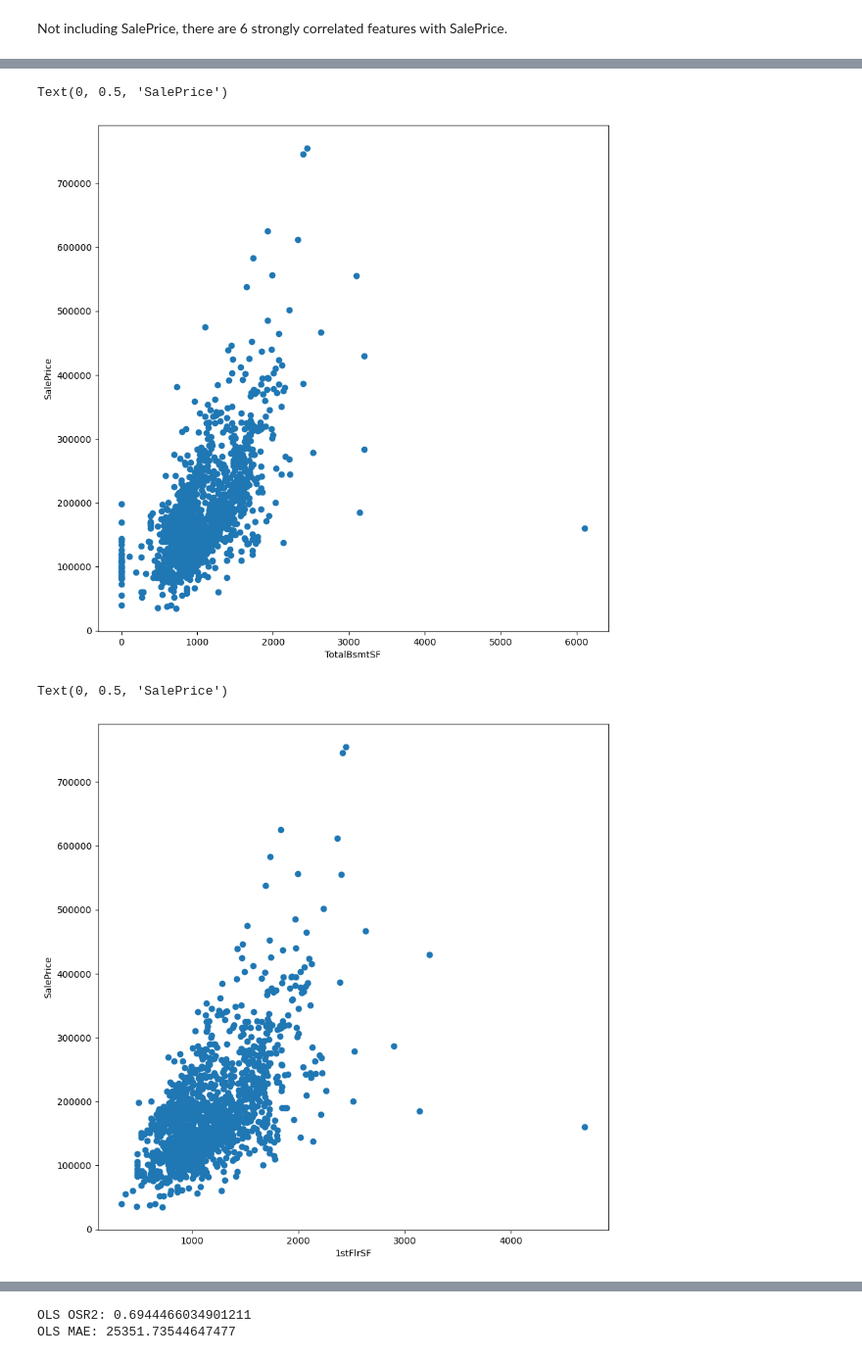
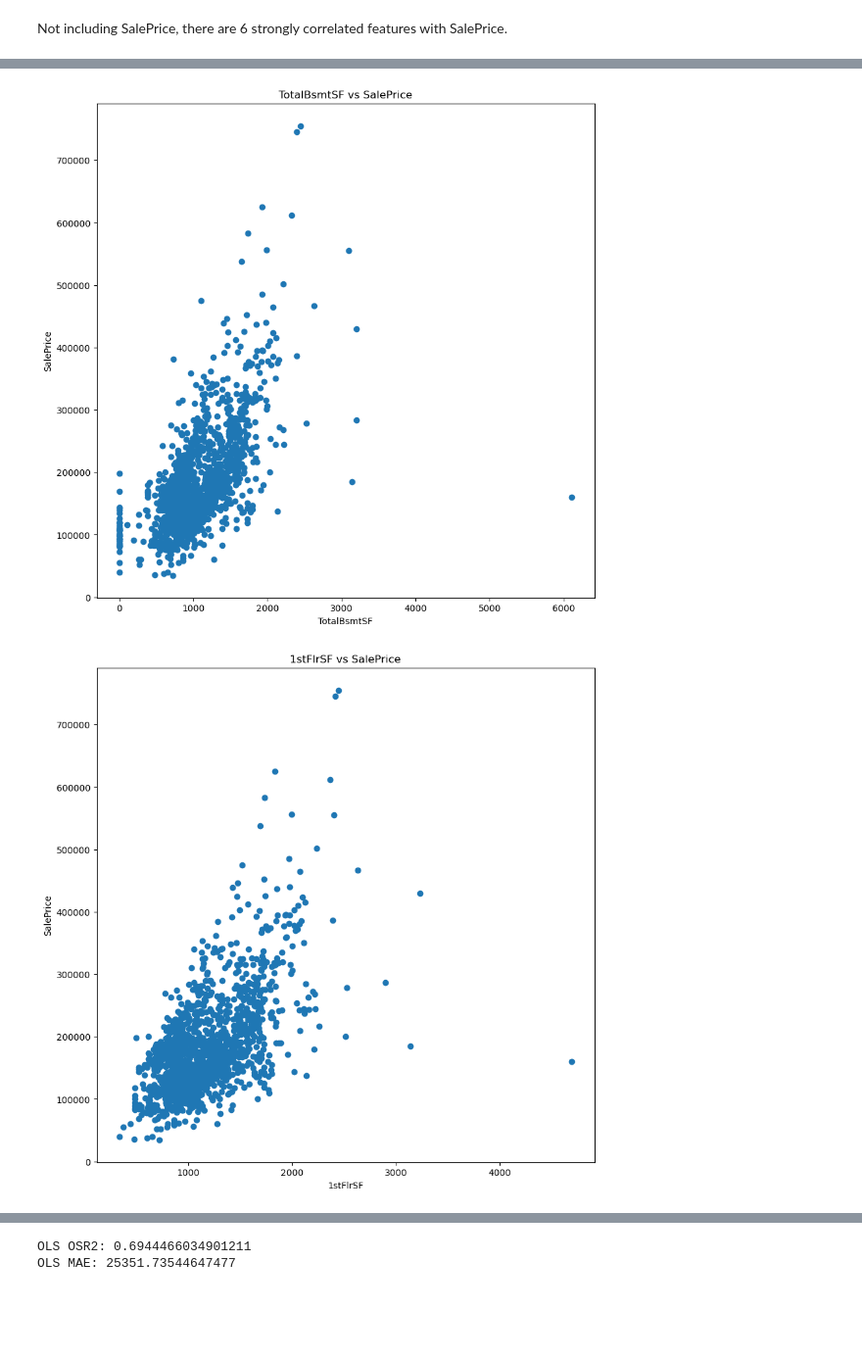
Before and after one commit to UCB-stat-159-s23/project-Group20, a Jupyter notebook: code_notebook.ipynb, the cells around one changed output, grey strips where cells are left out. Shown: that part at 98% size. Saved outputs shown, nothing was run; the diff lists cells and outputs as text; code cells hidden in the pictures; blank space fills up the shorter version.

```diff
--- a/code_notebook.ipynb
+++ b/code_notebook.ipynb
@@ -197,17 +180,19 @@ plt.figure(figsize=(10,10))
 plt.scatter(x='TotalBsmtSF',y='SalePrice',data=data)
 plt.xlabel('TotalBsmtSF')
 plt.ylabel('SalePrice')
+plt.title('TotalBsmtSF vs SalePrice')
+plt.savefig('figures/TotalBsmtSF_v_SalePrice.jpg')
 # %% [output]
-Text(0, 0.5, 'SalePrice')
-[figure, old version]
+[figure, new version]
 # %%
 plt.figure(figsize=(10,10))
 plt.scatter(x='1stFlrSF',y='SalePrice',data=data)
 plt.xlabel('1stFlrSF')
 plt.ylabel('SalePrice')
+plt.title('1stFlrSF vs SalePrice')
+plt.savefig('figures/1stFlrSF_v_SalePrice.jpg')
 # %% [output]
-Text(0, 0.5, 'SalePrice')
-[figure, old version]
+[figure, new version]
 # %%
 training_data, testing_data = train_test_split(data_cleaned_numerical, test_size=1/3, random_state=0)
 # %%
```
Also changed, not shown: parts of 10 cells of this notebook, 10 other files.
